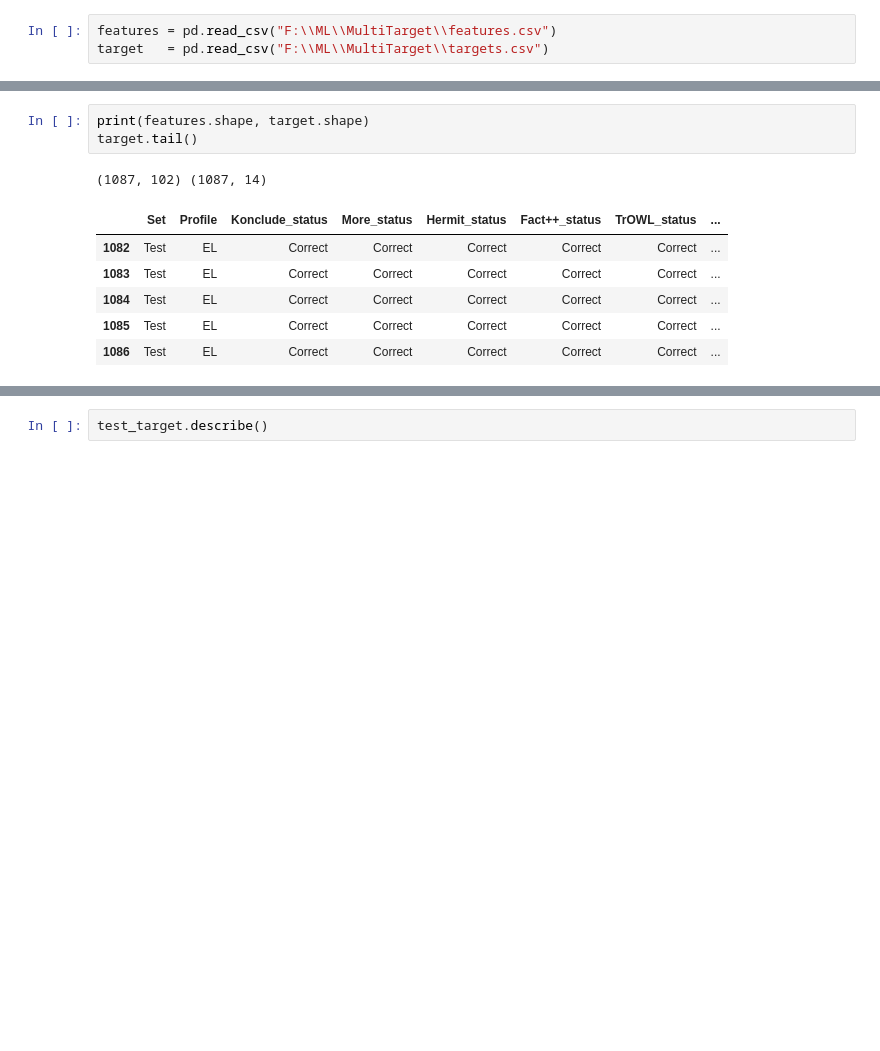
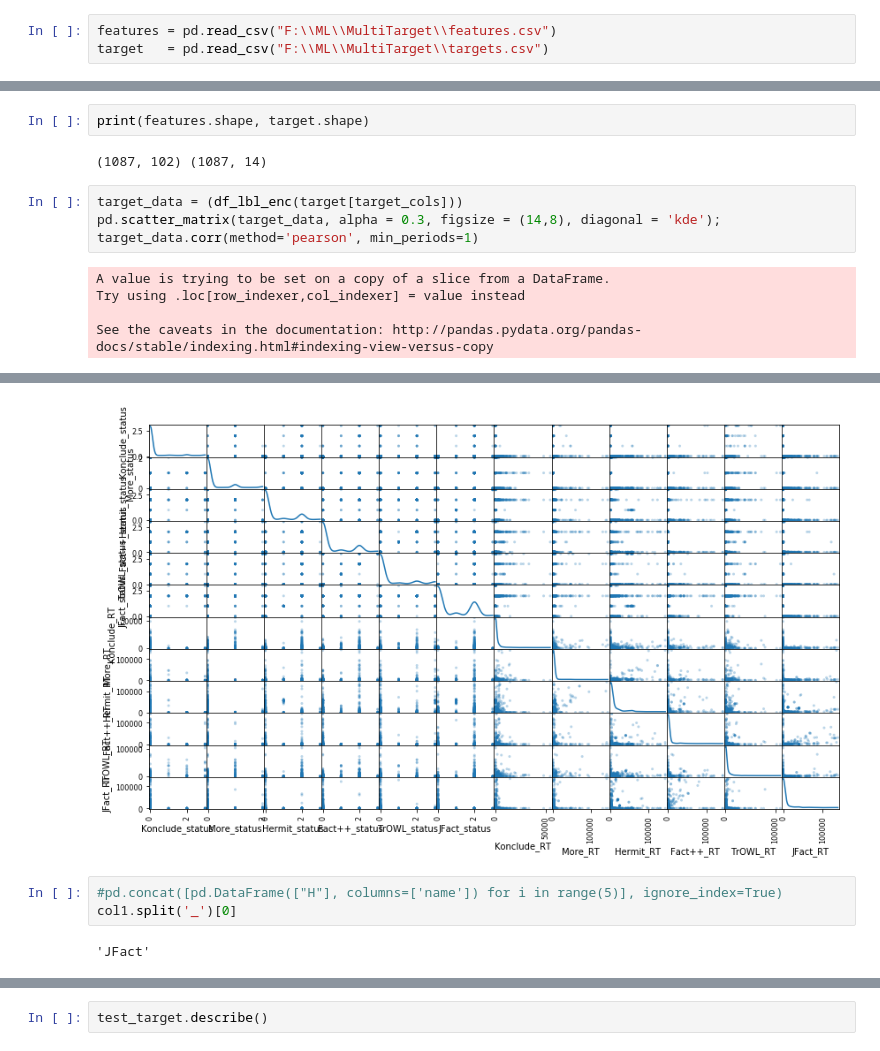
Before and after one commit to hemantnyadav/Predicting-Reasoner-for-Ontology-MultiTarget-and-MultiVariate-classification-, a Jupyter notebook: multi.ipynb, the cells around one changed output, grey strips where cells are left out. Saved outputs shown, nothing was run; the diff lists cells and outputs as text; blank space fills up the shorter version.

```diff
--- a/multi.ipynb
+++ b/multi.ipynb
@@ -14,11 +29,13 @@ target   = pd.read_csv("F:\\ML\\MultiTarget\\targets.csv")
 # %%
 print(features.shape, target.shape)
-target.tail()
 # %% [output]
 (1087, 102) (1087, 14)
-|  | Set | Profile | Konclude_status | More_status | Hermit_status | Fact++_status | TrOWL_status | ... |
-| 1082 | Test | EL | Correct | Correct | Correct | Correct | Correct | ... |
-| 1083 | Test | EL | Correct | Correct | Correct | Correct | Correct | ... |
-| 1084 | Test | EL | Correct | Correct | Correct | Correct | Correct | ... |
-| 1085 | Test | EL | Correct | Correct | Correct | Correct | Correct | ... |
-| 1086 | Test | EL | Correct | Correct | Correct | Correct | Correct | ... |
+# %%
+target_data = (df_lbl_enc(target[target_cols]))
+pd.scatter_matrix(target_data, alpha = 0.3, figsize = (14,8), diagonal = 'kde');
+target_data.corr(method='pearson', min_periods=1)
+# %% [output]
+A value is trying to be set on a copy of a slice from a DataFrame.
+Try using .loc[row_indexer,col_indexer] = value instead
+
+See the caveats in the documentation: http://pandas.pydata.org/pandas-docs/stable/indexing.html#indexing-view-versus-copy
@@ -24,0 +55,6 @@ target.tail()
+[figure, added]
+# %%
+#pd.concat([pd.DataFrame(["H"], columns=['name']) for i in range(5)], ignore_index=True)
+col1.split('_')[0]
+# %% [output]
+'JFact'
```
Also changed, not shown: parts of 17 cells of this notebook, 1 other file.
